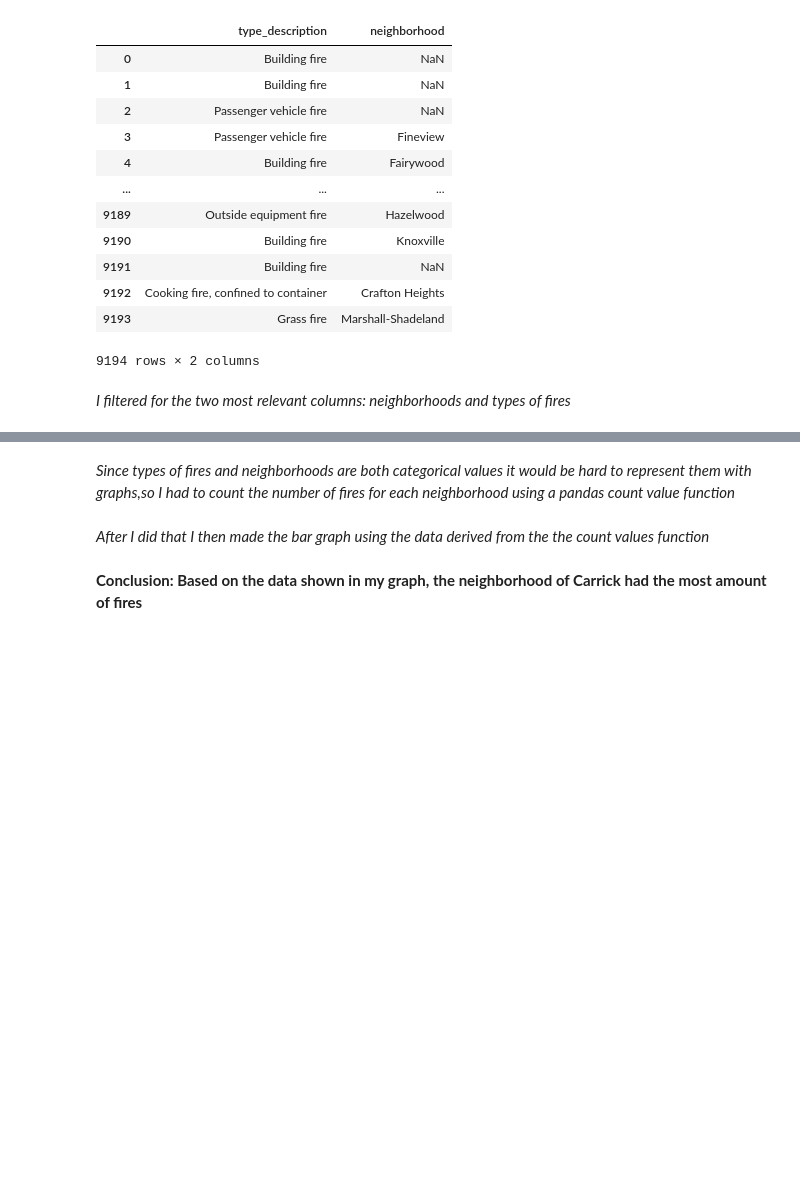
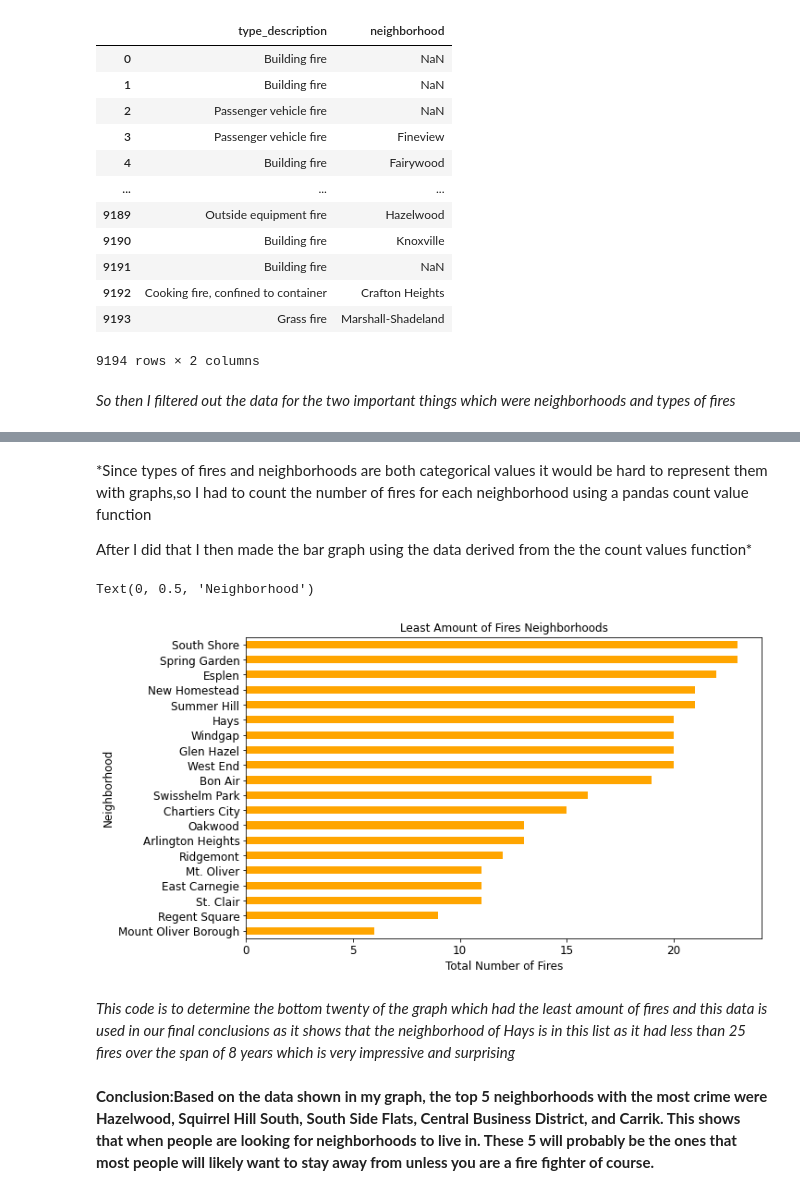
Before and after one commit to CarolineFCurtis/cmpinf0010-final-project, a Jupyter notebook: Chandu Nallamothu Notebook.ipynb, the cells around one changed output, grey strips where cells are left out. Saved outputs shown, nothing was run; the diff lists cells and outputs as text; code cells hidden in the pictures; blank space fills up the shorter version.

```diff
--- a/Chandu Nallamothu Notebook.ipynb
+++ b/Chandu Nallamothu Notebook.ipynb
@@ -42,7 +42,7 @@ shortlist
 | 9193 | Grass fire | Marshall-Shadeland |
 9194 rows × 2 columns
 # %% [markdown]
-*I filtered for the two most relevant columns: neighborhoods and types of fires*
+*So then I filtered out the data for the two important things which were neighborhoods and types of fires*
 # %%
 MAQ = shortlist['neighborhood'].value_counts()
 MAQ.plot.barh(subplots=True, figsize=(75,100), fontsize=60, color='orange')
@@ -53,8 +53,20 @@ plt.title('Number of fires in each neighborhood', fontsize=100)
 Text(0.5, 1.0, 'Number of fires in each neighborhood')
 [figure]
 # %% [markdown]
-*Since types of fires and neighborhoods are both categorical values it would be hard to represent them with graphs,so I had to count the number of fires for each neighborhood using a pandas count value function*
+*Since types of fires and neighborhoods are both categorical values it would be hard to represent them with graphs,so I had to count the number of fires for each neighborhood using a pandas count value function
+
+After I did that I then made the bar graph using the data derived from the the count values function*
-# %% [markdown]
-*After I did that I then made the bar graph using the data derived from the the count values function*
-# %% [markdown]
-**Conclusion: Based on the data shown in my graph, the neighborhood of Carrick had the most amount of fires**
+# %%
+top_20 = MAQ.nsmallest(20)
+
+top_20.plot.barh(figsize=(10,6), fontsize=12, color= 'orange')
+plt.title('Least Amount of Fires Neighborhoods', fontsize=12)
+plt.xlabel('Total Number of Fires', fontsize=12)
+plt.ylabel('Neighborhood', fontsize=12)
+# %% [output]
+Text(0, 0.5, 'Neighborhood')
+[figure, added]
+# %% [markdown]
+*This code is to determine the bottom twenty of the graph which had the least amount of fires and this data is used in our final conclusions as it shows that the neighborhood of Hays is in this list as it had less than 25 fires over the span of 8 years which is very impressive and surprising*
+# %% [markdown]
+**Conclusion:Based on the data shown in my graph, the top 5 neighborhoods with the most crime were Hazelwood, Squirrel Hill South, South Side Flats, Central Business District, and Carrik. This shows that when people are looking for neighborhoods to live in. These 5 will probably be the ones that most people will likely want to stay away from unless you are a fire fighter of course.**
```
Also changed, not shown: parts of 2 cells of this notebook.
